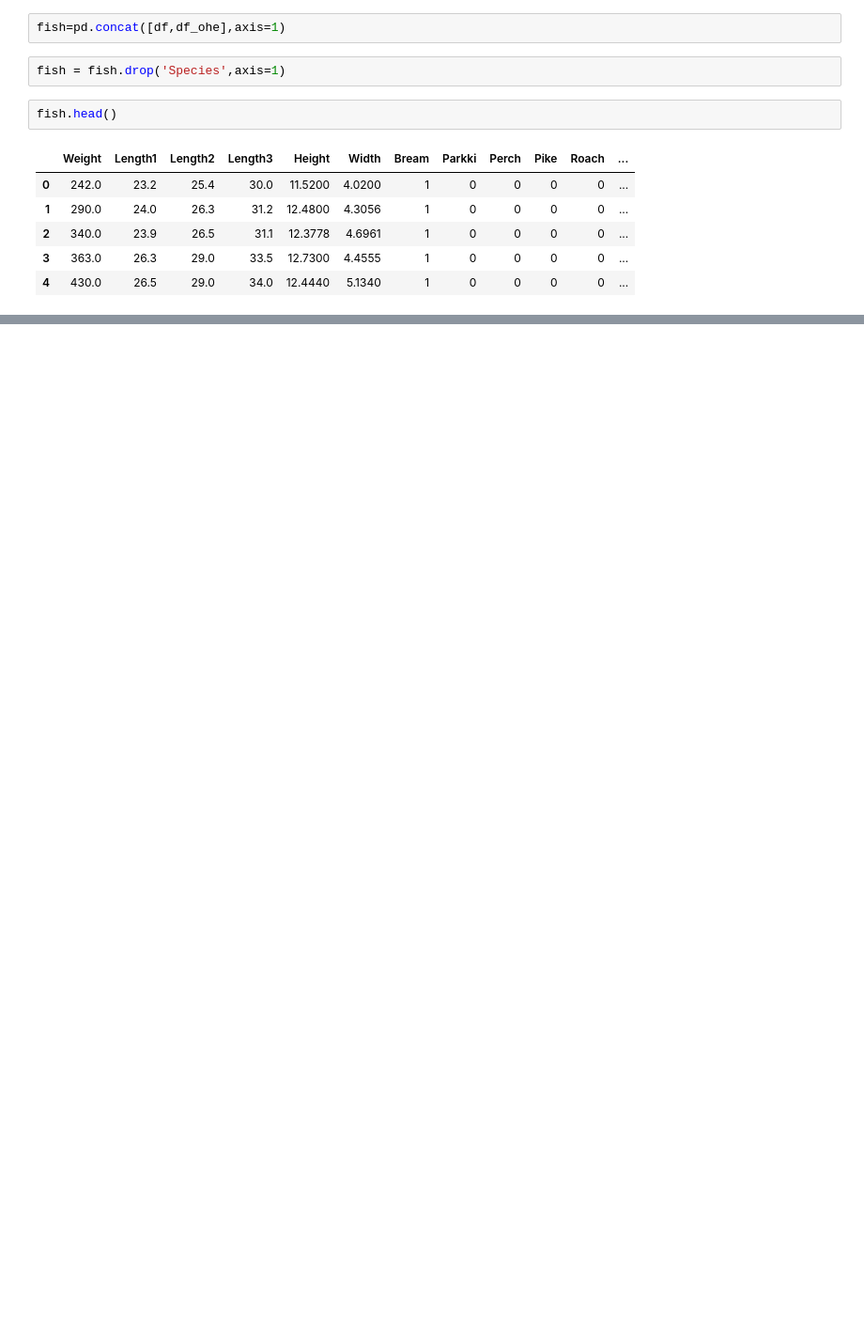
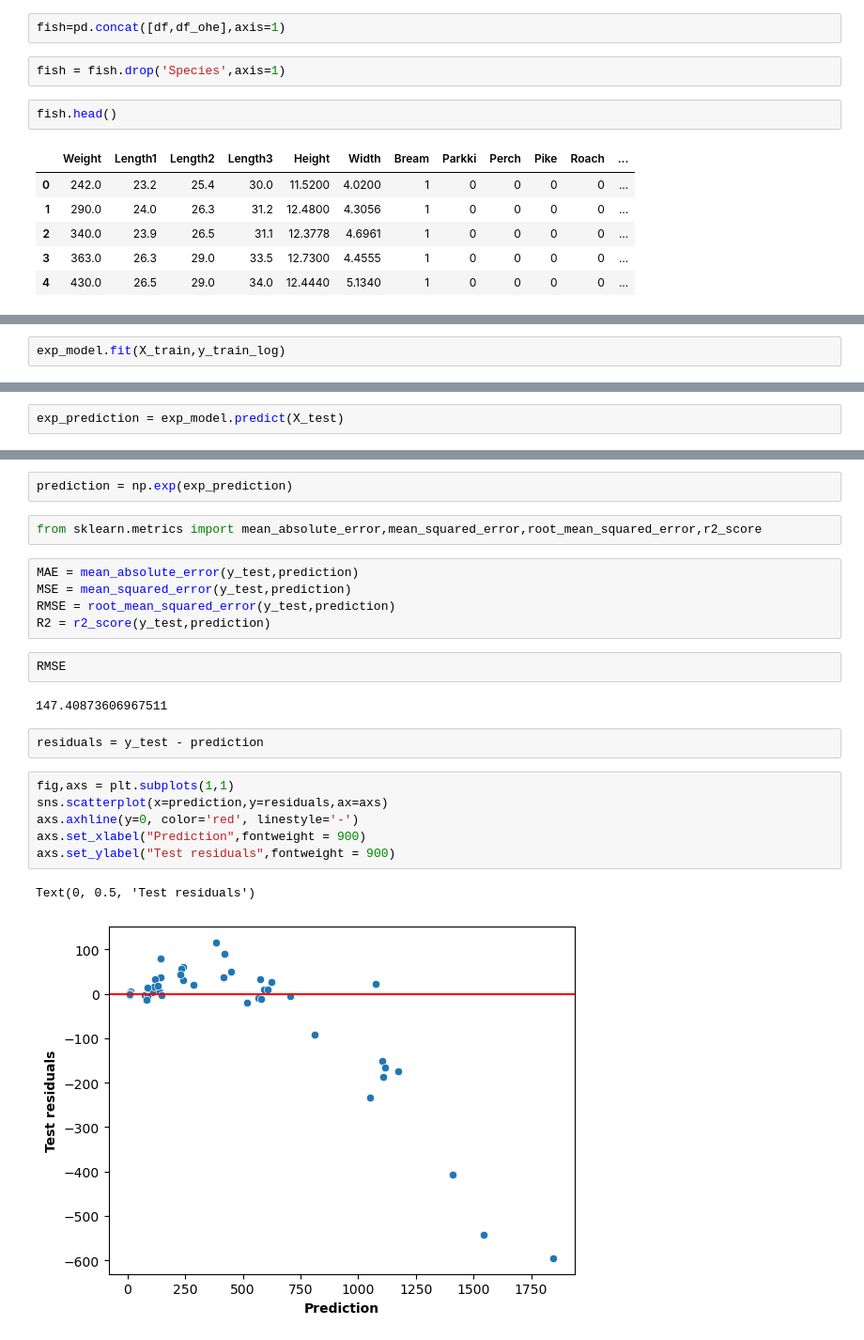
Before and after one commit to Pancreas9000/DATA-SCIENCE-PROJECTS, a Jupyter notebook: Fish/pez.ipynb, the cells around one changed output, grey strips where cells are left out. Shown at 94% size. Cells and saved outputs as stored; diff of their text form; blank space fills up the shorter version.

```diff
--- a/Fish/pez.ipynb
+++ b/Fish/pez.ipynb
@@ -48,0 +137,2 @@ sns.pairplot(fish[fish['Perch']==1][['Weight','Length1','Length2','Length3','Hei
+# %%
+exp_model.fit(X_train,y_train_log)
@@ -48,0 +141,2 @@ sns.pairplot(fish[fish['Perch']==1][['Weight','Length1','Length2','Length3','Hei
+# %%
+exp_prediction = exp_model.predict(X_test)
@@ -48,0 +145,24 @@ sns.pairplot(fish[fish['Perch']==1][['Weight','Length1','Length2','Length3','Hei
+# %%
+prediction = np.exp(exp_prediction)
+# %%
+from sklearn.metrics import mean_absolute_error,mean_squared_error,root_mean_squared_error,r2_score
+# %%
+MAE = mean_absolute_error(y_test,prediction)
+MSE = mean_squared_error(y_test,prediction)
+RMSE = root_mean_squared_error(y_test,prediction)
+R2 = r2_score(y_test,prediction)
+# %%
+RMSE
+# %% [output]
+147.40873606967511
+# %%
+residuals = y_test - prediction
+# %%
+fig,axs = plt.subplots(1,1)
+sns.scatterplot(x=prediction,y=residuals,ax=axs)
+axs.axhline(y=0, color='red', linestyle='-')
+axs.set_xlabel("Prediction",fontweight = 900)
+axs.set_ylabel("Test residuals",fontweight = 900)
+# %% [output]
+Text(0, 0.5, 'Test residuals')
+[figure, added]
```
Also changed, not shown: parts of 37 cells of this notebook, 1 other file.
